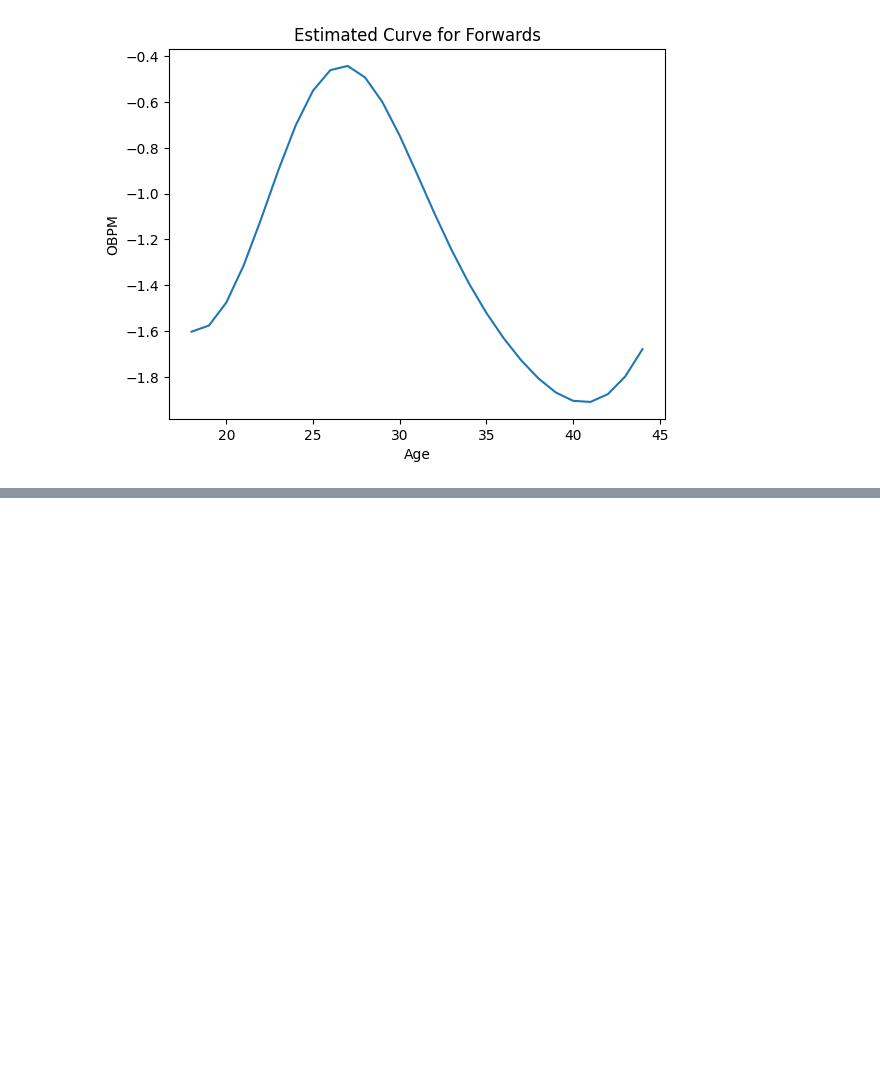
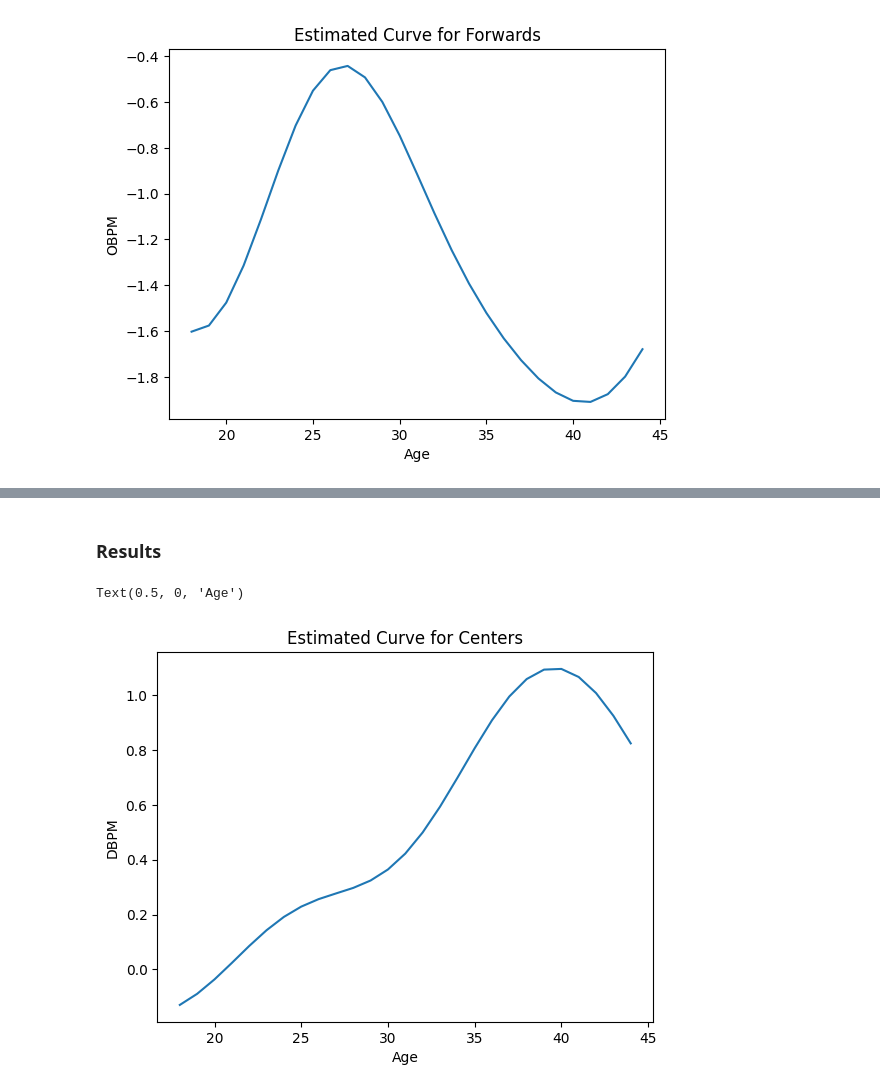
Before and after one commit to abrahme/nba_functional_analysis, a Jupyter notebook: FunctionalDataAnalysis.ipynb, the cells around one changed output, grey strips where cells are left out. Cells and saved outputs as stored; diff of their text form; code cells hidden in the pictures; blank space fills up the shorter version.

```diff
--- a/FunctionalDataAnalysis.ipynb
+++ b/FunctionalDataAnalysis.ipynb
@@ -125,10 +130,10 @@ where $\Phi(t)$ is a functional. Here, we let $X$ be fixed set of covariates (in
 # %% [markdown]
 #### Create Features
 # %%
-exposure_obpm, Y_obpm, X = process_data(data, "obpm", "median_minutes_per_game", "gaussian", ["position_group"])
-exposure_dbpm, Y_dbpm, X = process_data(data, "dbpm", "median_minutes_per_game", "gaussian", ["position_group"])
+exposure_obpm, Y_obpm, X = process_data(data, "obpm", "median_minutes_per_game", "gaussian", ["position_group", "three_pct", "ft_pct", "two_pct"])
+exposure_dbpm, Y_dbpm, X = process_data(data, "dbpm", "median_minutes_per_game", "gaussian", ["position_group","three_pct", "ft_pct", "two_pct"])
 # %%
-fixed_eff_matrix = np.insert(pd.get_dummies(X, drop_first=True,dtype=int).to_numpy(), 0 , 1, axis = 1)
+fixed_eff_matrix = np.insert(pd.get_dummies(X.fillna(0), drop_first=True,dtype=int).to_numpy(), 0 , 1, axis = 1)
 # %%
 basis = np.arange(18,45)
 radial_basis_function = np.exp(-1/50*np.square(np.subtract.outer(basis,basis)))
@@ -249,0 +267,14 @@ Text(0.5, 0, 'Age')
+# %%
+with pm.Model() as fda_model:
+
+    variance = pm.MutableData("variance", exposure_dbpm)
+    radial_basis = pm.MutableData("radial_basis", radial_basis_function) ### radial basis
+    fixed_effects = pm.MutableData("X", fixed_eff_matrix) ### X data (latent space)
+    basis_weights = pm.Normal("basis_weights", mu = 0, sigma = 1, shape = (fixed_eff_matrix.shape[1], radial_basis_function.shape[0]))
+    mu = pm.math.dot(pm.math.dot(fixed_effects, basis_weights), radial_basis) ### get mu
+    sd = pm.Exponential("sigma", 1.0)
+    ## likelihood
+    y = pm.Normal("likelihood", pm.math.flatten(mu), sigma = sd / variance_dbpm, observed=Y_dbpm)
+
+with fda_model:
+    trace = pm.sample()
@@ -249,0 +300,2 @@ Text(0.5, 0, 'Age')
+# %% [markdown]
+### Results
@@ -249,0 +306,2 @@ Text(0.5, 0, 'Age')
+# %%
+position_0_weights = az.summary(trace.posterior.basis_weights, coords={"basis_weights_dim_0":0})["mean"].to_numpy()
@@ -249,0 +310,8 @@ Text(0.5, 0, 'Age')
+# %%
+plt.plot(range(18,45), position_0_weights[:,np.newaxis].T.dot(radial_basis_function)[0,:] )
+plt.title("Estimated Curve for Centers")
+plt.ylabel("DBPM")
+plt.xlabel("Age")
+# %% [output]
+Text(0.5, 0, 'Age')
+[figure, added]
```
Also changed, not shown: parts of 38 cells of this notebook.
